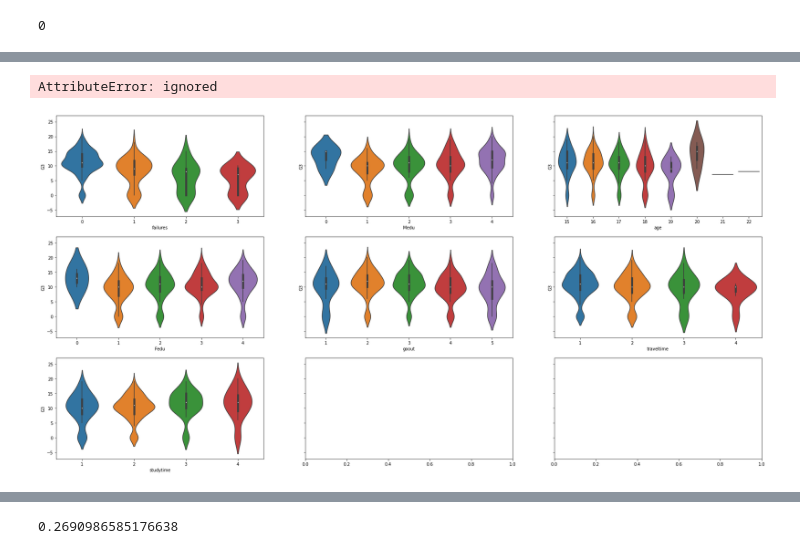
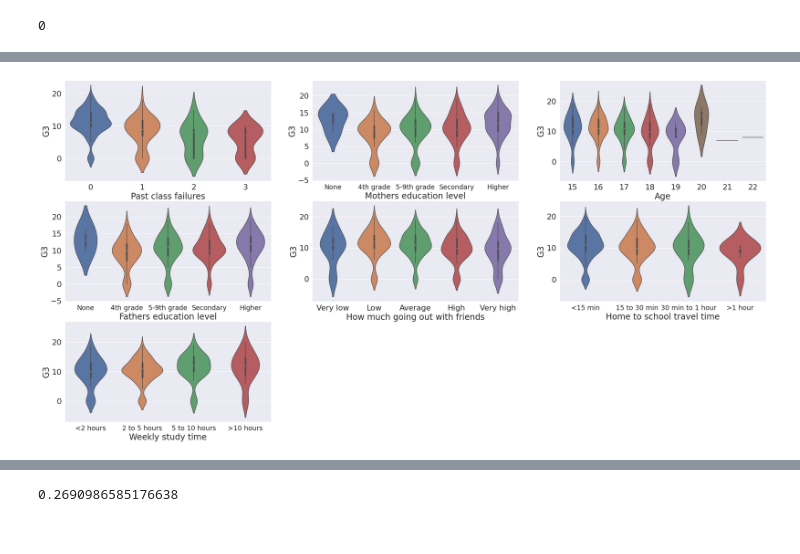
Before and after one commit to emarttila/Koodausnaytteet, a Jupyter notebook: Koneoppiminen_ja_datan_analysointi_(Student_Performance_dataset).ipynb, the cells around one changed output, grey strips where cells are left out. Drawn from its saved outputs; the diff is of its cells as text; code cells hidden in the pictures.

```diff
--- a/Koneoppiminen_ja_datan_analysointi_(Student_Performance_dataset).ipynb
+++ b/Koneoppiminen_ja_datan_analysointi_(Student_Performance_dataset).ipynb
@@ -71,18 +71,33 @@ age          -0.161579
 failures     -0.360415
 Name: G3, dtype: float64
 # %%
-#Valitaan aineistosta muuttujat, joiden korrelaation itseisarvo G3:n kanssa on vähintään 0,09. G2 ja G1 jätetään pois, koska ne ovat väliarvosanoja ja niillä on suuri vaikutus lopulliseen arvosanaan. Piirretään kuvaajaan jokainen muuttuja ja sen yhteys G3:n.
-f, ax = plt.subplots(3,3, figsize = (30,15), sharex=False, sharey=True,)
+#Valitaan aineistosta muuttujat, joiden korrelaation itseisarvo G3:n eli lopullisen arvosanan kanssa on vähintään 0,09. G2 ja G1 jätetään pois, koska ne ovat väliarvosanoja ja niillä on suuri vaikutus lopulliseen arvosanaan. Piirretään kuvaajaan jokainen muuttuja ja sen yhteys G3:n.
+sns.set(font_scale=2)
+sns.set_style('darkgrid')
+f, ax = plt.subplots(3,3, figsize = (36,18), sharex=False, sharey=False)
 failures = sns.violinplot(dataset['failures'], dataset['G3'], ax=ax[0][0])
+failures.set_xlabel('Past class failures')
 Medu = sns.violinplot(dataset['Medu'], dataset['G3'], ax=ax[0][1])
+Medu.set_xlabel('Mothers education level')
+Medu.set_xticklabels(['None','4th grade','5-9th grade','Secondary','Higher'], fontsize = 19)
 age = sns.violinplot(dataset['age'], dataset['G3'], ax=ax[0][2])
+age.set_xlabel('Age')
 Fedu = sns.violinplot(dataset['Fedu'], dataset['G3'], ax=ax[1][0])
+Fedu.set_xlabel('Fathers education level')
+Fedu.set_xticklabels(['None','4th grade','5-9th grade','Secondary','Higher'], fontsize = 19)
 goout = sns.violinplot(dataset['goout'], dataset['G3'], ax=ax[1][1])
+goout.set_xlabel('How much going out with friends')
+goout.set_xticklabels(['Very low','Low','Average','High','Very high'])
 traveltime = sns.violinplot(dataset['traveltime'], dataset['G3'], ax=ax[1][2])
+traveltime.set_xlabel('Home to school travel time')
+traveltime.set_xticklabels(['<15 min','15 to 30 min','30 min to 1 hour','>1 hour'], fontsize = 19)
 studytime = sns.violinplot(dataset['studytime'], dataset['G3'], ax=ax[2][0])
+studytime.set_xlabel('Weekly study time')
+studytime.set_xticklabels(['<2 hours','2 to 5 hours','5 to 10 hours','>10 hours'], fontsize = 19)
+for i in [7,8]:
+  f.delaxes(ax.flatten()[i])
 # %% [output]
-AttributeError: ignored
-[figure, old version]
+[figure, new version]
 # %%
 #Jaetaan aineisto riippumattomiin ja riippuvaan muuttujaa. Jätetään G1 ja G2 eli väliarvosanat pois kokonaan.
 X = dataset.iloc[:, :-3].values
```
Also changed, not shown: parts of 3 cells of this notebook.
